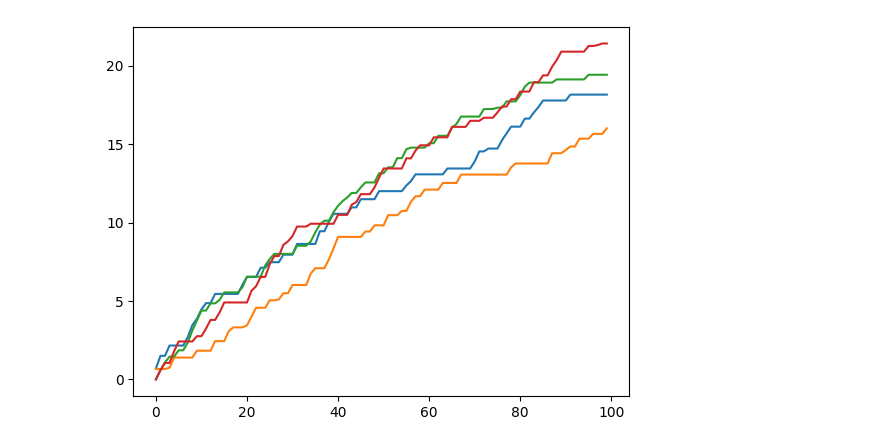
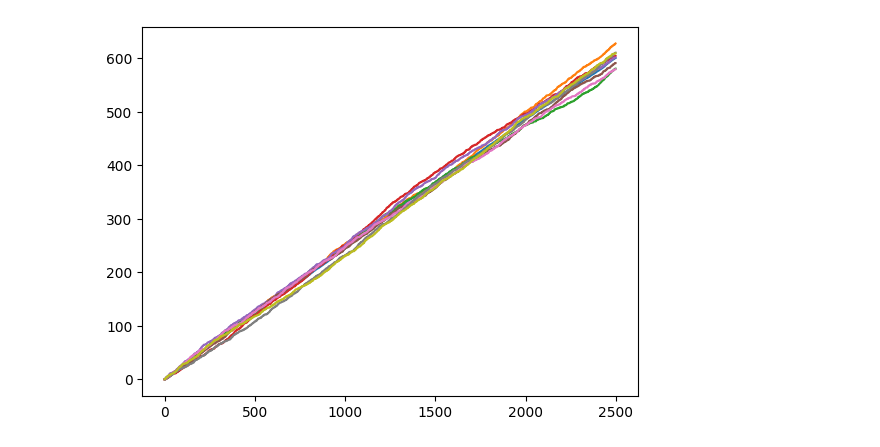
Before and after one commit to MaxHeuillet/neuralCBPside, a Jupyter notebook: results_analysis.ipynb, the cells around one changed output. Cells and saved outputs as stored; diff of their text form; code cells hidden in the pictures.

```diff
--- a/results_analysis.ipynb
+++ b/results_analysis.ipynb
@@ -29,15 +29,15 @@ def loadall_results(path, horizon, n_folds):
     return result
 
 game = 'AT'
-horizon = 100
-n_folds = 4
+horizon = 2500
+n_folds = 8
 direct = './results/{}/'.format(game)
 task = 'imbalanced'
 context_type = 'linear'
 
-# approach =  'neuralcbpside_1' #'neuralcbp_1' #'neuralcbp_simplified'
-approach = 'cbpside_theory'
+# approach =  'neuralcbp_1'
+approach = 'neuralcbp_simplified'
+# approach = 'cbpside_theory'
 
 path = os.path.join(direct, 'benchmark_{}_{}_{}_{}_{}.pkl.gz'.format(task, context_type,horizon,n_folds,approach) )
-res1 = loadall_results(path, horizon, n_folds)
-res1
+res = loadall_results(path, horizon, n_folds)
@@ -62,5 +44,9 @@ array([[0.7029601721581151, 1.5063769910855749, 1.5063769910855749,
 # %%
-for i in res1:
+plt.plot(range(horizon), np.mean(res,0))
+
+for i in res:
     plt.plot( range(horizon), i )
+
+plt.savefig('./{}.png'.format(approach) )
 # %% [output]
-[figure, old version]
+[figure, new version]
```
Also changed, not shown: parts of 1 cell of this notebook, 6 other files.
